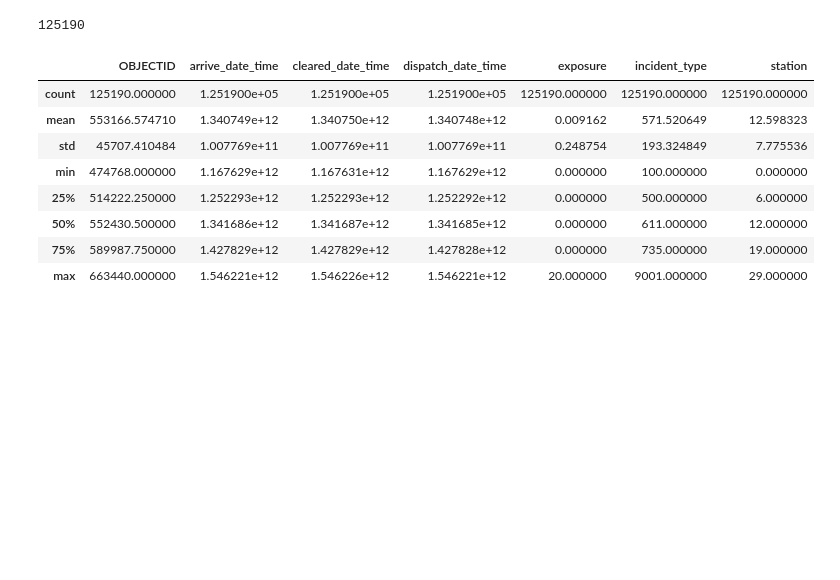
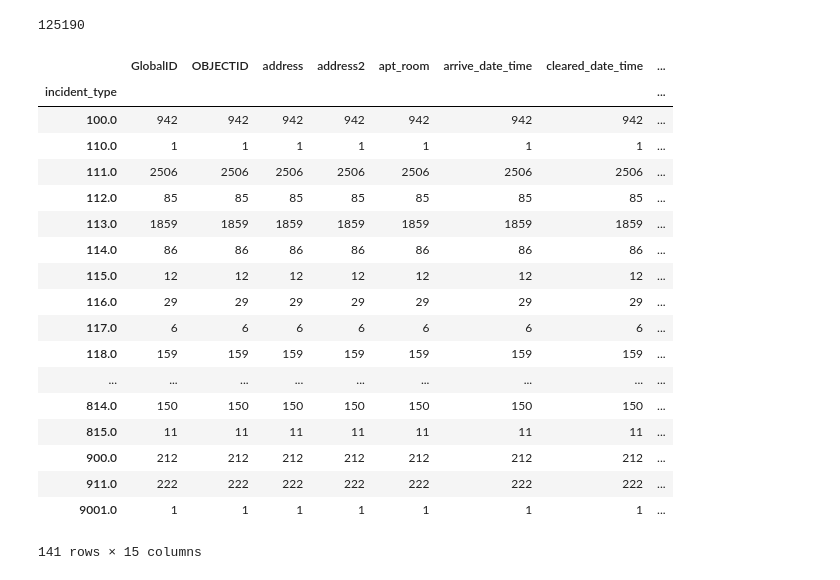
Before and after one commit to xjarodx/Project_1_Group_7, a Jupyter notebook: FireDataAPI.ipynb, the cells around one changed output. Saved outputs shown, nothing was run; the diff lists cells and outputs as text; code cells hidden in the pictures; blank space fills up the shorter version.

Commit message:
Grouped data by incident type, needs sorting

```diff
--- a/FireDataAPI.ipynb
+++ b/FireDataAPI.ipynb
@@ -195,16 +196,28 @@ df = df.dropna()
 len(df)
 # %% [output]
 125190
-# %%
-df.describe()
-# %% [output]
-|  | OBJECTID | arrive_date_time | cleared_date_time | dispatch_date_time | exposure | incident_type | station |
-| count | 125190.000000 | 1.251900e+05 | 1.251900e+05 | 1.251900e+05 | 125190.000000 | 125190.000000 | 125190.000000 |
-| mean | 553166.574710 | 1.340749e+12 | 1.340750e+12 | 1.340748e+12 | 0.009162 | 571.520649 | 12.598323 |
-| std | 45707.410484 | 1.007769e+11 | 1.007769e+11 | 1.007769e+11 | 0.248754 | 193.324849 | 7.775536 |
-| min | 474768.000000 | 1.167629e+12 | 1.167631e+12 | 1.167629e+12 | 0.000000 | 100.000000 | 0.000000 |
-| 25% | 514222.250000 | 1.252293e+12 | 1.252293e+12 | 1.252292e+12 | 0.000000 | 500.000000 | 6.000000 |
-| 50% | 552430.500000 | 1.341686e+12 | 1.341687e+12 | 1.341685e+12 | 0.000000 | 611.000000 | 12.000000 |
-| 75% | 589987.750000 | 1.427829e+12 | 1.427829e+12 | 1.427828e+12 | 0.000000 | 735.000000 | 19.000000 |
-| max | 663440.000000 | 1.546221e+12 | 1.546226e+12 | 1.546221e+12 | 20.000000 | 9001.000000 | 29.000000 |
+# %%
+df_sorted = df.sort_values('incident_type')
+# %%
+df_sorted.groupby('incident_type').count()
+# %% [output]
+|  | GlobalID | OBJECTID | address | address2 | apt_room | arrive_date_time | cleared_date_time | ... |
+| incident_type |  |  |  |  |  |  |  | ... |
+| 100.0 | 942 | 942 | 942 | 942 | 942 | 942 | 942 | ... |
+| 110.0 | 1 | 1 | 1 | 1 | 1 | 1 | 1 | ... |
+| 111.0 | 2506 | 2506 | 2506 | 2506 | 2506 | 2506 | 2506 | ... |
+| 112.0 | 85 | 85 | 85 | 85 | 85 | 85 | 85 | ... |
+| 113.0 | 1859 | 1859 | 1859 | 1859 | 1859 | 1859 | 1859 | ... |
+| 114.0 | 86 | 86 | 86 | 86 | 86 | 86 | 86 | ... |
+| 115.0 | 12 | 12 | 12 | 12 | 12 | 12 | 12 | ... |
+| 116.0 | 29 | 29 | 29 | 29 | 29 | 29 | 29 | ... |
+| 117.0 | 6 | 6 | 6 | 6 | 6 | 6 | 6 | ... |
+| 118.0 | 159 | 159 | 159 | 159 | 159 | 159 | 159 | ... |
+| ... | ... | ... | ... | ... | ... | ... | ... | ... |
+| 814.0 | 150 | 150 | 150 | 150 | 150 | 150 | 150 | ... |
+| 815.0 | 11 | 11 | 11 | 11 | 11 | 11 | 11 | ... |
+| 900.0 | 212 | 212 | 212 | 212 | 212 | 212 | 212 | ... |
+| 911.0 | 222 | 222 | 222 | 222 | 222 | 222 | 222 | ... |
+| 9001.0 | 1 | 1 | 1 | 1 | 1 | 1 | 1 | ... |
+141 rows × 15 columns
 # %%
```
Also changed, not shown: parts of 2 cells of this notebook.
